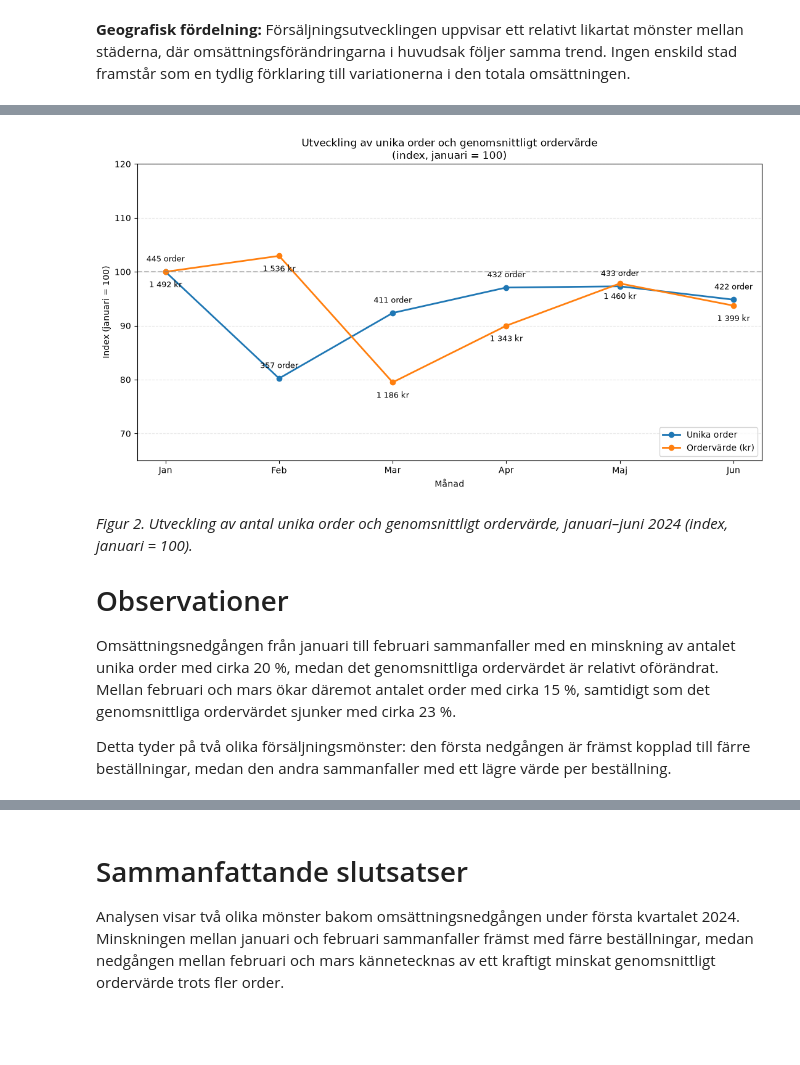
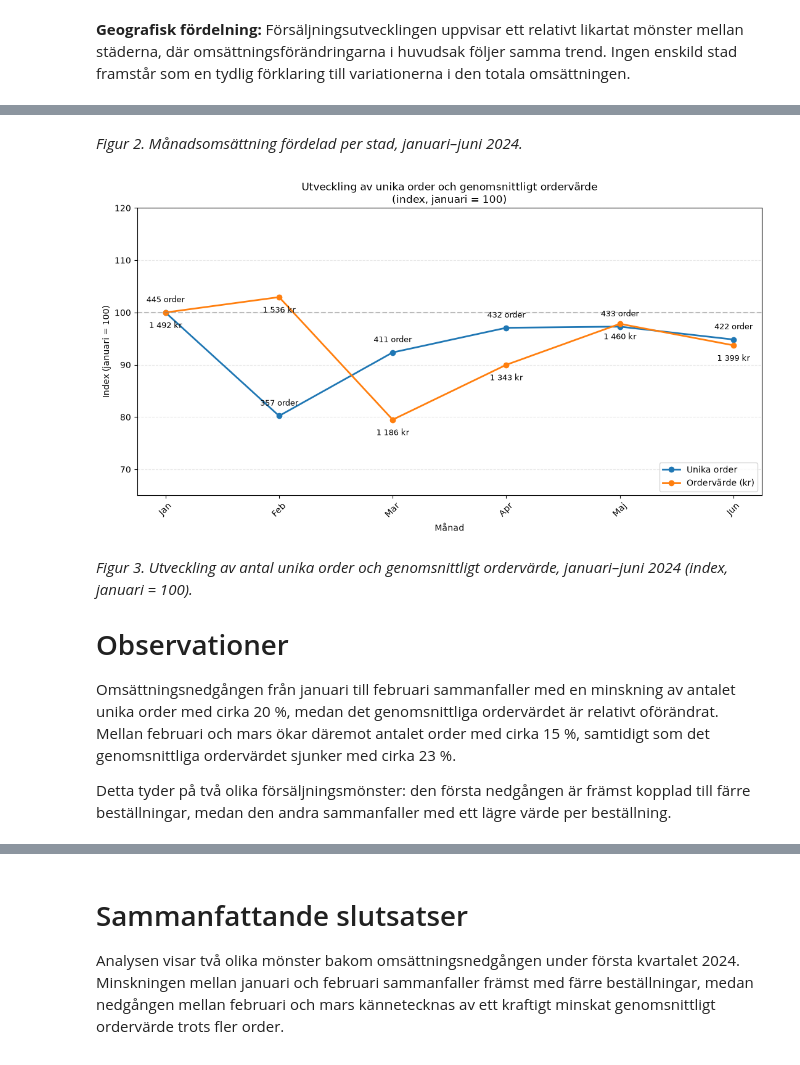
Before and after one commit to VafaNasirova-analytics/e-handel-analys, a Jupyter notebook: notebooks/manadsanalys_report.ipynb, the cells around one changed output, grey strips where cells are left out. Drawn from its saved outputs; the diff is of its cells as text; code cells hidden in the pictures; blank space fills up the shorter version.

Commit message:
Uppdaterat visualiseringar och månadsrapport

```diff
--- a/notebooks/manadsanalys_report.ipynb
+++ b/notebooks/manadsanalys_report.ipynb
@@ -51,9 +60,14 @@ Detta tyder på olika bakomliggande försäljningsmönster och motiverar en för
+# %% [markdown]
+*Figur 2. Månadsomsättning fördelad per stad, januari–juni 2024.*
 # %%
-viz_manad.visa_orderutveckling_index(tabell)
+antal_order = manadsanalys.antal_unika_order_månad(df_manad)
+ordervarde = manadsanalys.ordervärde_medel_månad(df_manad)
+
+viz_manad.visa_orderutveckling_index(antal_order, ordervarde)
 # %% [output]
-[figure, old version]
+[figure, new version]
 # %% [markdown]
-*Figur 2. Utveckling av antal unika order och genomsnittligt ordervärde, januari–juni 2024 (index, januari = 100).*
+*Figur 3. Utveckling av antal unika order och genomsnittligt ordervärde, januari–juni 2024 (index, januari = 100).*
 
 # Observationer
 
```
Also changed, not shown: parts of 5 cells of this notebook, 1 other file.
